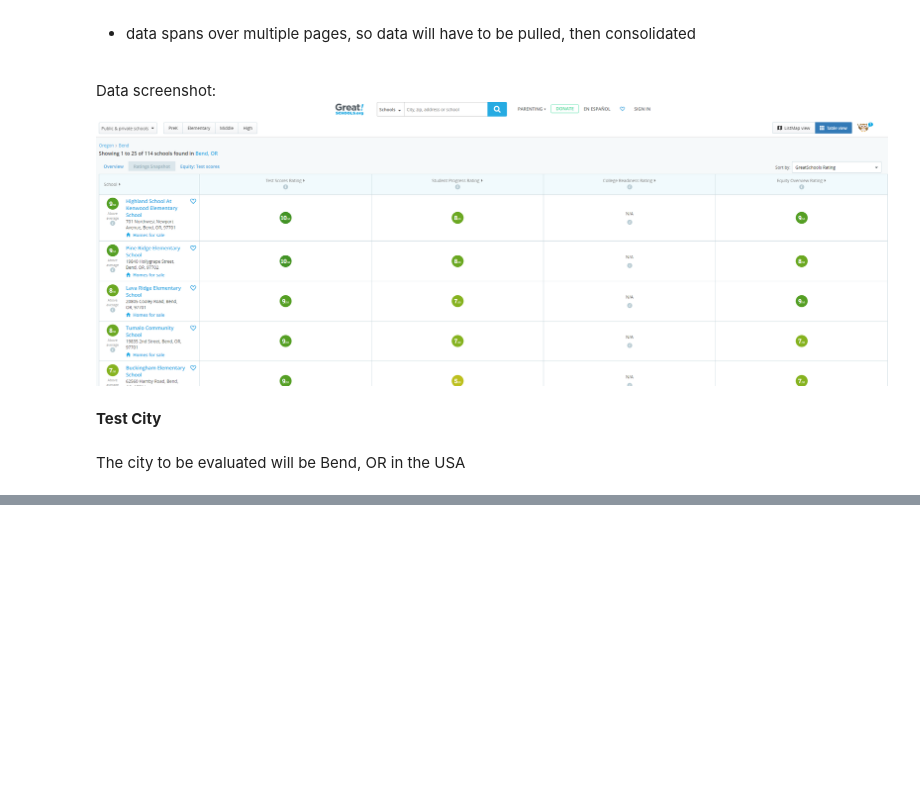
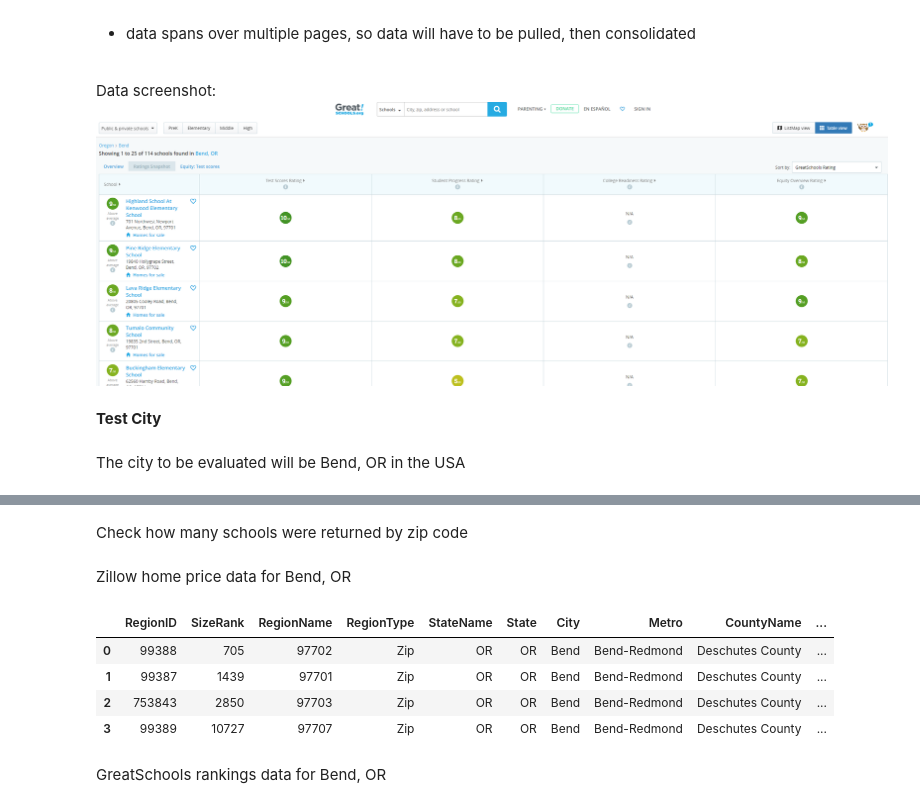
Before and after one commit to dhharper/Coursera_Capstone, a Jupyter notebook: Coursera Data Science Capstone_Final Project.ipynb, the cells around one changed output, grey strips where cells are left out. Saved outputs shown, nothing was run; the diff lists cells and outputs as text; code cells hidden in the pictures; blank space fills up the shorter version.

```diff
--- a/Coursera Data Science Capstone_Final Project.ipynb
+++ b/Coursera Data Science Capstone_Final Project.ipynb
@@ -117,0 +122,30 @@ The city to be evaluated will be Bend, OR in the USA
+# %%
+import numpy as np # library to handle data in a vectorized manner
+
+import pandas as pd # library for data analsysis
+pd.set_option('display.max_columns', None)
+pd.set_option('display.max_rows', None)
+
+import json # library to handle JSON files
+
+#!conda install -c conda-forge geopy --yes # uncomment this line if you haven't completed the Foursquare API lab
+#from geopy.geocoders import Nominatim # convert an address into latitude and longitude values
+
+import requests # library to handle requests
+from pandas.io.json import json_normalize # tranform JSON file into a pandas dataframe
+
+# Matplotlib and associated plotting modules
+import matplotlib.cm as cm
+import matplotlib.colors as colors
+
+# import k-means from clustering stage
+from sklearn.cluster import KMeans
+
+#!conda install -c conda-forge folium=0.5.0 --yes # uncomment this line if you haven't completed the Foursquare API lab
+#import folium # map rendering library
+
+#import beutifulsoup
+import requests
+from bs4 import BeautifulSoup
+
+print('Libraries imported.')
@@ -117,0 +242,2 @@ The city to be evaluated will be Bend, OR in the USA
+# %% [markdown]
+Check how many schools were returned by zip code
@@ -117,0 +249,2 @@ The city to be evaluated will be Bend, OR in the USA
+# %% [markdown]
+Zillow home price data for Bend, OR
@@ -117,0 +253,11 @@ The city to be evaluated will be Bend, OR in the USA
+# %%
+df_zillow_homeprice = pd.read_csv(body)
+df_zillow_homeprice.head()
+# %% [output]
+|  | RegionID | SizeRank | RegionName | RegionType | StateName | State | City | Metro | CountyName | ... |
+| 0 | 99388 | 705 | 97702 | Zip | OR | OR | Bend | Bend-Redmond | Deschutes County | ... |
+| 1 | 99387 | 1439 | 97701 | Zip | OR | OR | Bend | Bend-Redmond | Deschutes County | ... |
+| 2 | 753843 | 2850 | 97703 | Zip | OR | OR | Bend | Bend-Redmond | Deschutes County | ... |
+| 3 | 99389 | 10727 | 97707 | Zip | OR | OR | Bend | Bend-Redmond | Deschutes County | ... |
+# %% [markdown]
+GreatSchools rankings data for Bend, OR
```
Also changed, not shown: parts of 18 cells of this notebook.
